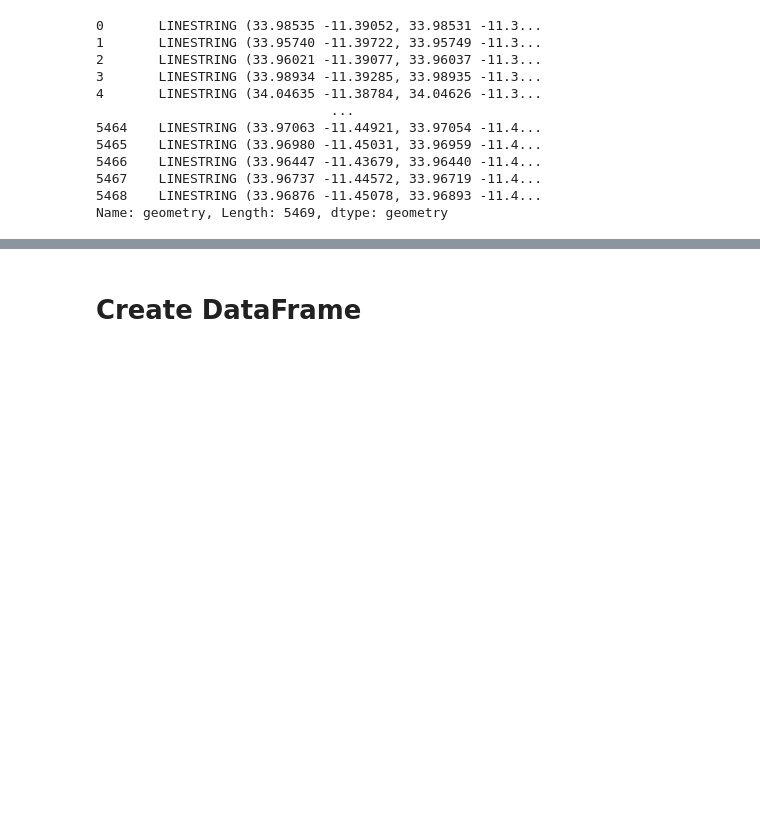
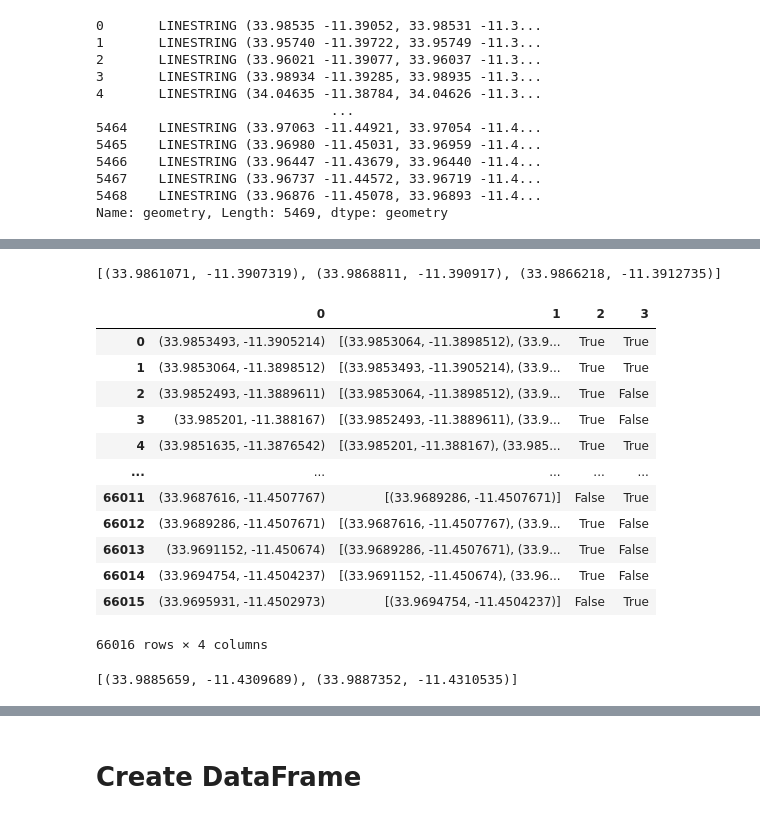
Before and after one commit to RachelRalph/AI4PublicHealth, a Jupyter notebook: Process_Data_Clean.ipynb, the cells around one changed output, grey strips where cells are left out. Drawn from its saved outputs; the diff is of its cells as text; code cells hidden in the pictures; blank space fills up the shorter version.

```diff
--- a/Process_Data_Clean.ipynb
+++ b/Process_Data_Clean.ipynb
@@ -119,0 +202,3 @@ road_line_nodes
+# %%
+node_data[2] = True
+node_data
@@ -119,0 +219,19 @@ road_line_nodes
+# %%
+min_length = math.inf
+for pair in multiple_index_pairs:
+    if pair == (33.9861071, -11.3907319):
+        print("Processing 106..")
+    index_list = lat_long_pairs[pair]
+    if len(index_list) < min_length:
+        min_length = len(index_list)
+    first_index = index_list[0]
+    for second_index in index_list[1:]:
+        all_connections = list(set(node_data.at[first_index, 1] + node_data.at[second_index, 1]))
+        node_data.at[first_index, 1] = all_connections
+        node_data.at[second_index, 2] = False
+        lat_long_pairs[pair] = [first_index]
+    if pair == (33.9861071, -11.3907319):
+        print(all_connections)
+print(min_length)
+print(lat_long_pairs[(33.9861071, -11.3907319)])
+node_data
@@ -119,0 +256,30 @@ road_line_nodes
+# %%
+node_data[3] = False
+node_data
+print(node_data.at[106, 1])
+# %% [output]
+[(33.9861071, -11.3907319), (33.9868811, -11.390917), (33.9866218, -11.3912735)]
+# %%
+for index, row in node_data.iterrows():
+    if len(row[1]) != 2:
+        node_data.iat[index, 3] = True
+node_data
+# %% [output]
+|  | 0 | 1 | 2 | 3 |
+| 0 | (33.9853493, -11.3905214) | [(33.9853064, -11.3898512), (33.9... | True | True |
+| 1 | (33.9853064, -11.3898512) | [(33.9853493, -11.3905214), (33.9... | True | True |
+| 2 | (33.9852493, -11.3889611) | [(33.9853064, -11.3898512), (33.9... | True | False |
+| 3 | (33.985201, -11.388167) | [(33.9852493, -11.3889611), (33.9... | True | False |
+| 4 | (33.9851635, -11.3876542) | [(33.985201, -11.388167), (33.985... | True | True |
+| ... | ... | ... | ... | ... |
+| 66011 | (33.9687616, -11.4507767) | [(33.9689286, -11.4507671)] | False | True |
+| 66012 | (33.9689286, -11.4507671) | [(33.9687616, -11.4507767), (33.9... | True | False |
+| 66013 | (33.9691152, -11.450674) | [(33.9689286, -11.4507671), (33.9... | True | False |
+| 66014 | (33.9694754, -11.4504237) | [(33.9691152, -11.450674), (33.96... | True | False |
+| 66015 | (33.9695931, -11.4502973) | [(33.9694754, -11.4504237)] | False | True |
+66016 rows × 4 columns
+# %%
+
+print(node_data.at[8386, 1])
+# %% [output]
+[(33.9885659, -11.4309689), (33.9887352, -11.4310535)]
```
Also changed, not shown: parts of 16 cells of this notebook, 1 other file.
